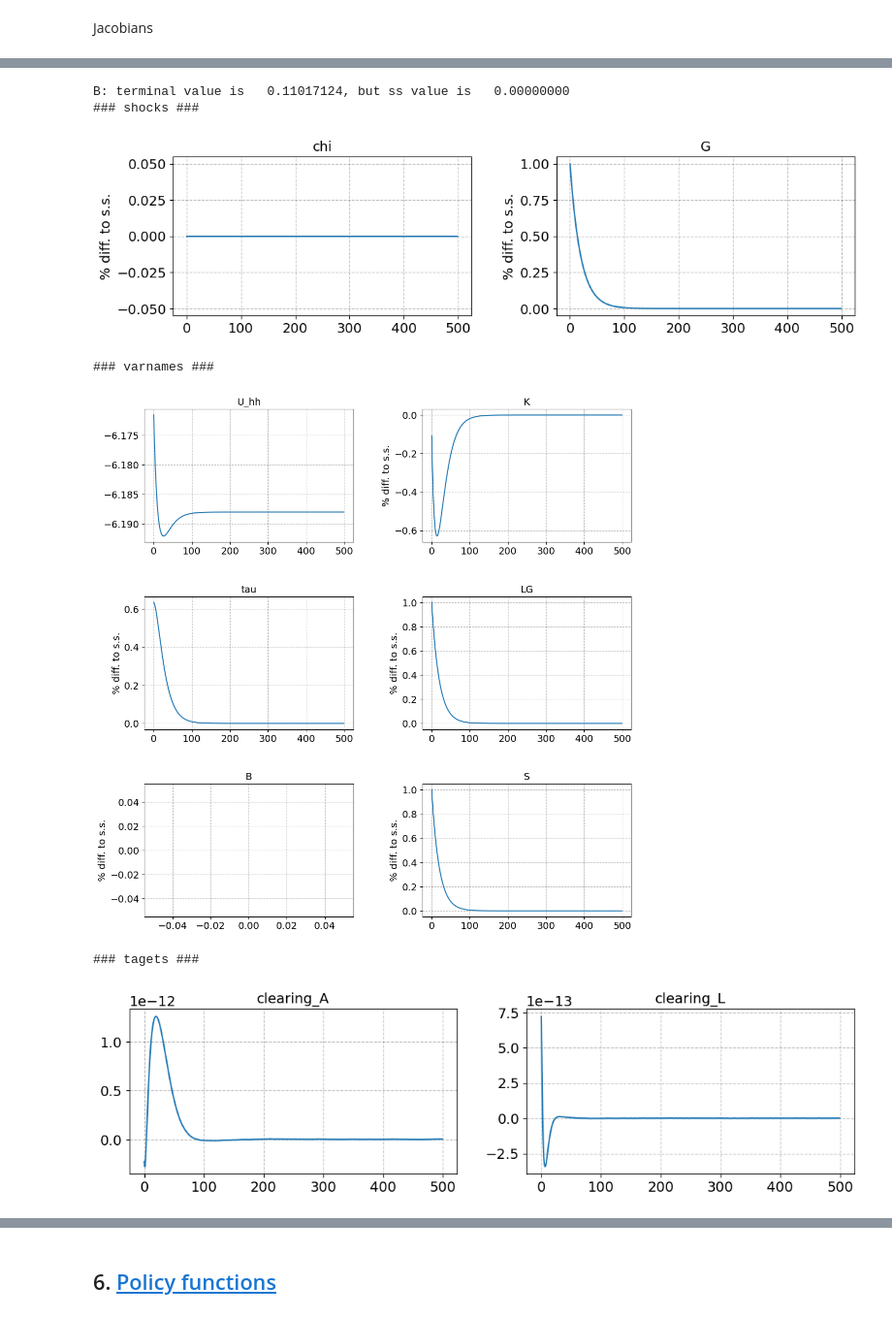
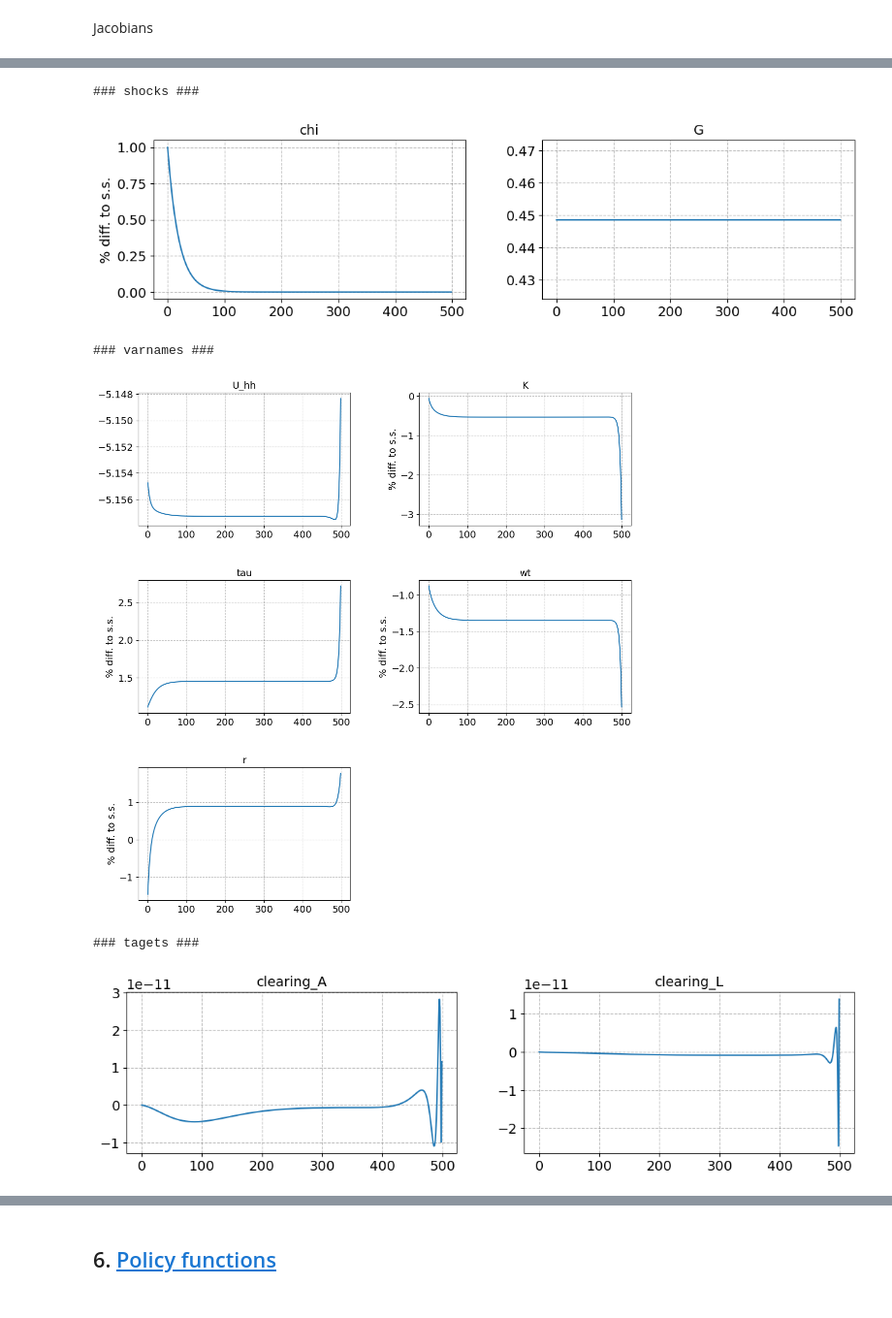
Before and after one commit to Bernseng/AdvMacroHet, a Jupyter notebook: Assignments/Assignment_II/HANCWelfareModel.ipynb, the cells around one changed output, grey strips where cells are left out. Shown at 97% size. Saved outputs shown, nothing was run; the diff lists cells and outputs as text; code cells hidden in the pictures.

```diff
--- a/Assignments/Assignment_II/HANCWelfareModel.ipynb
+++ b/Assignments/Assignment_II/HANCWelfareModel.ipynb
@@ -154,7 +155,7 @@ Optimization terminated successfully;
 The returned value satisfies the termination criteria
 (using xtol =  1e-05 )
 # %%
-Gs = sorted([0.0,0.1,0.2,0.3]+[G_max_U_hh])
+Gs = sorted([0.35,0.4,0.45,0.5]+[G_max_U_hh])
 Y_G = np.zeros(len(Gs))
 tau = np.zeros(len(Gs))
 U_hh = np.zeros(len(Gs))
@@ -222,0 +222,3 @@ The returned value satisfies the termination criteria
+# %%
+ss.G = G_max_U_hh
+model.find_ss(do_print=True)
@@ -431,0 +394,9 @@ print(f'{v_hh_ss:.4f}')
+# %%
+par.Gamma_Y = 1.1
+bounds = [(0.4, 0.45),(-0.25, 0.1)]  # Bounds for G and chi
+initial_guess = [0.425, -0.22]  # initial guess for G and chi
+opts = {'disp': 3, 'eps': 1e-3}  # Adjust eps for minimum step size
+res = optimize.minimize(target,initial_guess,bounds=bounds,method='L-BFGS-B',args=(model,),options=opts,tol=0.01)
+G_max_U_hh_gamma = res.x[0]
+chi_max_U_hh_gamma = res.x[1]
+max_U_hh = -res.fun
@@ -623,0 +635,25 @@ ss.clearing_Y = -5.80e-03
+# %%
+for add in [-0.01,0.01]:
+
+    # a. initial steady state
+    model_chi_alt = model.copy()
+    model.ss.chi = chi_max_U_hh_gamma + add
+    model_chi_alt.find_ss()
+
+    # b. transition to new steady state
+    model.find_transition_path(shocks=[],ini=model_chi_alt.ss.__dict__,do_print=False)
+
+    # b. change in expected discounted utility
+    def print_v(model,model_chi_alt):
+
+        # steady state
+        v_hh_ss = model_chi_alt.v_ss()
+        assert np.isclose(v_hh_ss,1/(1-par.beta)*model_chi_alt.ss.U_hh)
+
+        # allong transition path
+        v_hh = model.v_path()
+
+        # difference
+        print(f'chi {chi_max_U_hh+add:.3} -> {chi_max_U_hh:.3f}: {v_hh-v_hh_ss = :8.5f}')
+
+    print_v(model,model_chi_alt)
@@ -656,11 +732,9 @@ dG = jump*rho**np.arange(par.T)
 # %%
-model.find_transition_path(shocks={'dG':dG},do_print=False)
-model.show_IRFs(varnames=['U_hh','K','tau','LG','B','S'],lvl_value=['U_hh'],ncols=2)
+model.show_IRFs(varnames=['U_hh','K','tau','wt','r'],lvl_value=['U_hh','G'],ncols=2)
 # %% [output]
-B: terminal value is   0.11017124, but ss value is   0.00000000
 ### shocks ###
-[figure, old version]
+[figure, new version]
 ### varnames ###
-[figure, old version]
+[figure, new version]
 ### tagets ###
-[figure, old version]
+[figure, new version]
```
Also changed, not shown: parts of 57 cells of this notebook, 8 other files.
